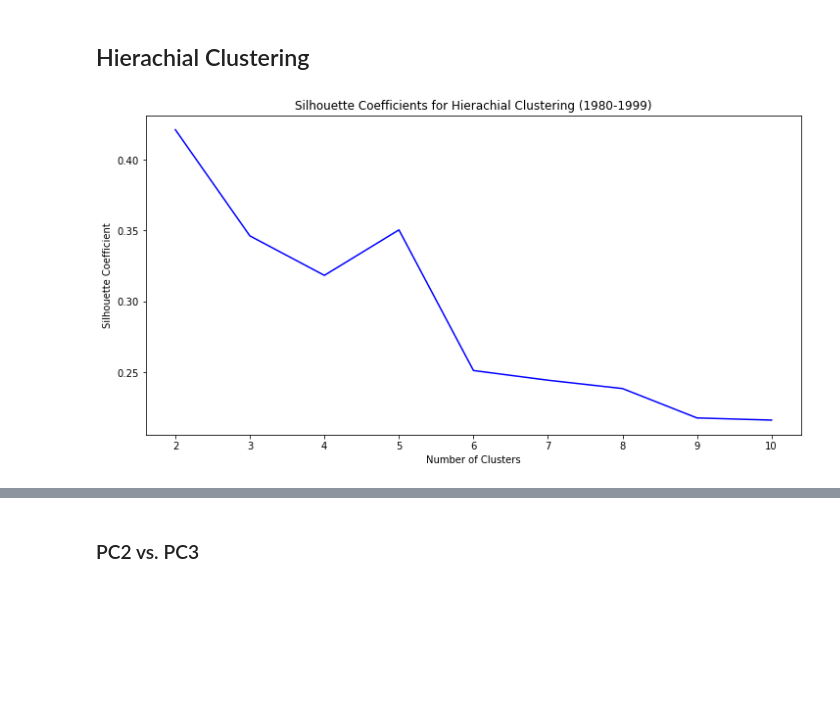
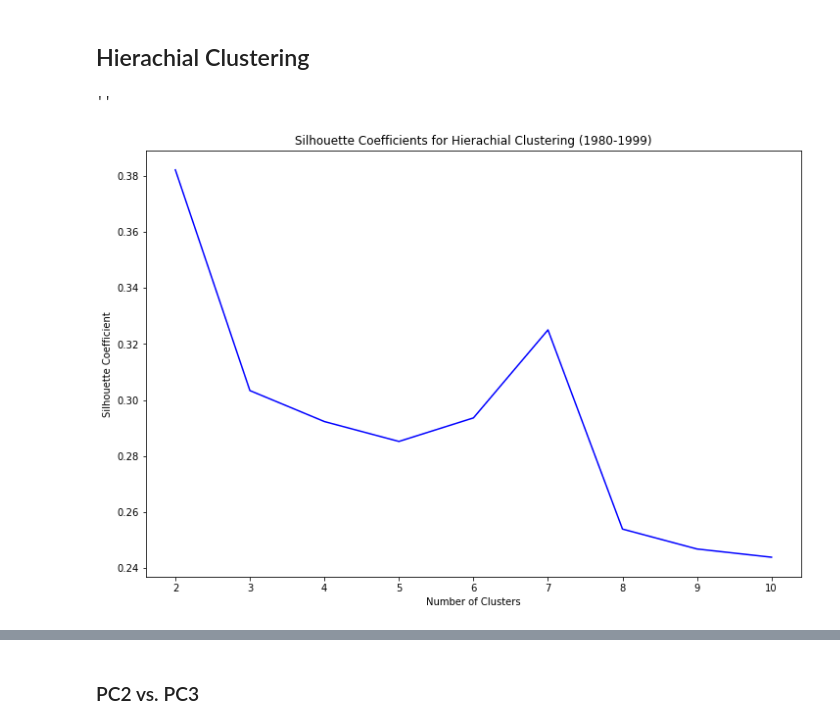
Before and after one commit to kaciewebster/nba-player-clustering, a Jupyter notebook: src/nba-player.ipynb, the cells around one changed output, grey strips where cells are left out. Saved outputs shown, nothing was run; the diff lists cells and outputs as text; code cells hidden in the pictures; blank space fills up the shorter version.

```diff
--- a/src/nba-player.ipynb
+++ b/src/nba-player.ipynb
@@ -120,7 +116,7 @@ players_w_dum.shape
 (13724, 45)
 # %%
 # Drops Players with 0 turnovers.
-players = players[players['TOV']!=0]
+players_w_dum = players_w_dum[players_w_dum['TOV']!=0]
 # %%
 # Drops players who have 100% accuracy for shooting.
 players_w_dum = players_w_dum[players_w_dum['3P%']<1]
@@ -383,13 +382,16 @@ for k in range(2, 11):
     score = silhouette_score(post_2_comp, ha.labels_)
     sc_post.append(score)
 # %%
-fig, ax = plt.subplots(figsize=(12, 6))
+fig, ax = plt.subplots(figsize=(12, 8))
 
 ax.plot(range(2, 11), sc_pre, color='blue')
 
 ax.set_title('Silhouette Coefficients for Hierachial Clustering (1980-1999)')
 ax.set_xlabel('Number of Clusters')
-ax.set_ylabel('Silhouette Coefficient');
+ax.set_ylabel('Silhouette Coefficient')
+# plt.savefig('../imgs/sil-coef-1.png')
+;
 # %% [output]
+''
-[figure, old version]
+[figure, new version]
 # %%
```
Also changed, not shown: parts of 41 cells of this notebook, 10 other files.
